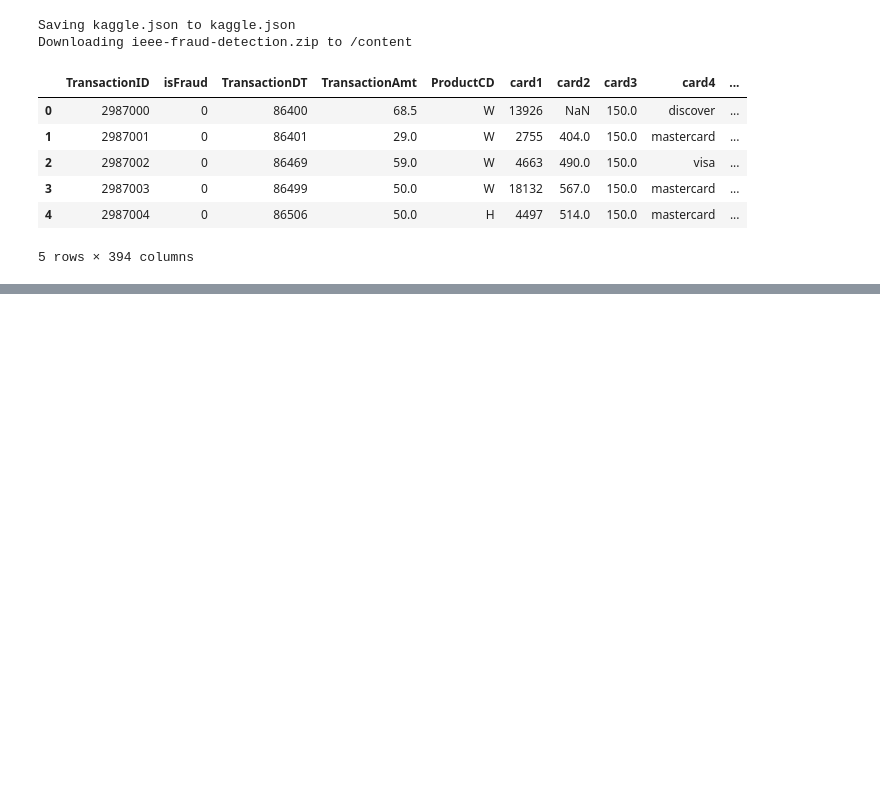
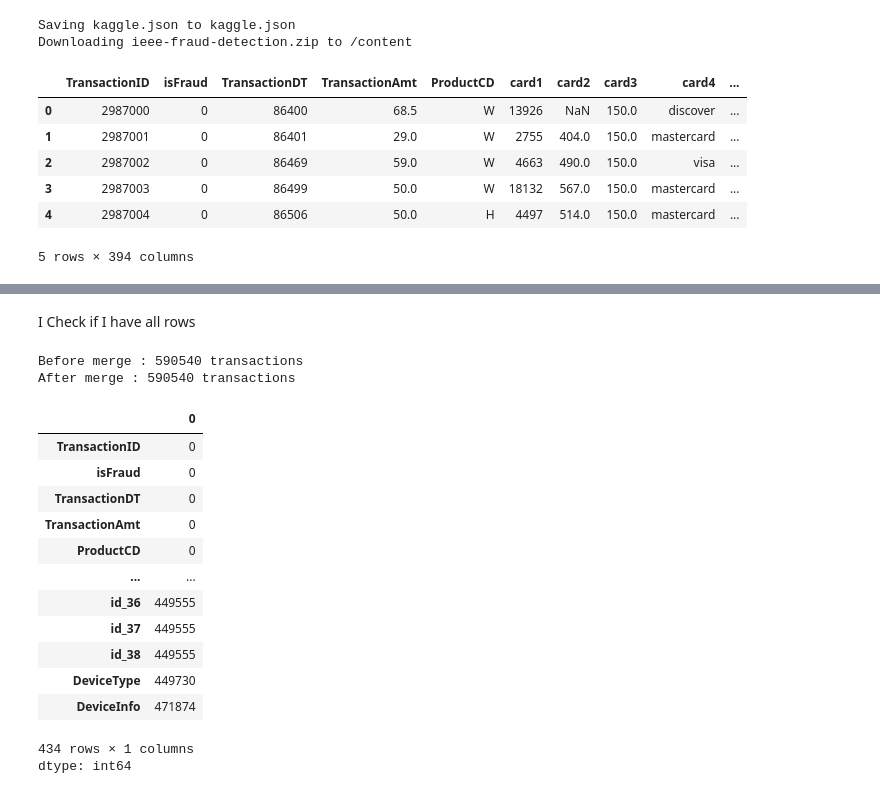
Before and after one commit to BYRic-F/E-commerce-Fraud-detection, a Jupyter notebook: Vesta E-commerce_Fraud_detection.ipynb, the cells around one changed output, grey strips where cells are left out. Drawn from its saved outputs; the diff is of its cells as text; code cells hidden in the pictures; blank space fills up the shorter version.

```diff
--- a/Vesta E-commerce_Fraud_detection.ipynb
+++ b/Vesta E-commerce_Fraud_detection.ipynb
@@ -25,11 +25,11 @@ with zipfile.ZipFile("ieee-fraud-detection.zip", "r") as zip_ref:
 Saving kaggle.json to kaggle.json
 Downloading ieee-fraud-detection.zip to /content
 # %%
-# Load dataset
-train_df = pd.read_csv("ieee_fraud/train_transaction.csv")
-test_df = pd.read_csv("ieee_fraud/test_transaction.csv")
+# Load dataset transaction
+train_transaction = pd.read_csv("ieee_fraud/train_transaction.csv")
+test_transaction = pd.read_csv("ieee_fraud/test_transaction.csv")
 
-train_df.head()
+train_transaction.head()
 # %% [output]
 |  | TransactionID | isFraud | TransactionDT | TransactionAmt | ProductCD | card1 | card2 | card3 | card4 | ... |
 | 0 | 2987000 | 0 | 86400 | 68.5 | W | 13926 | NaN | 150.0 | discover | ... |
@@ -40,0 +87,4 @@ train_df.head()
+# %%
+# Merge the two datasets using a left merge on 'TransactionID'
+train = pd.merge(train_transaction, train_identity, on='TransactionID', how='left')
+train.head()
@@ -40,0 +99,25 @@ train_df.head()
+# %% [markdown]
+I Check if I have all rows
+# %%
+print(f"Before merge : {train_transaction.shape[0]} transactions")
+print(f"After merge : {train.shape[0]} transactions")
+# %% [output]
+Before merge : 590540 transactions
+After merge : 590540 transactions
+# %%
+train.isnull().sum()
+# %% [output]
+|  | 0 |
+| TransactionID | 0 |
+| isFraud | 0 |
+| TransactionDT | 0 |
+| TransactionAmt | 0 |
+| ProductCD | 0 |
+| ... | ... |
+| id_36 | 449555 |
+| id_37 | 449555 |
+| id_38 | 449555 |
+| DeviceType | 449730 |
+| DeviceInfo | 471874 |
+434 rows × 1 columns
+dtype: int64
```
Also changed, not shown: parts of 7 cells of this notebook.
